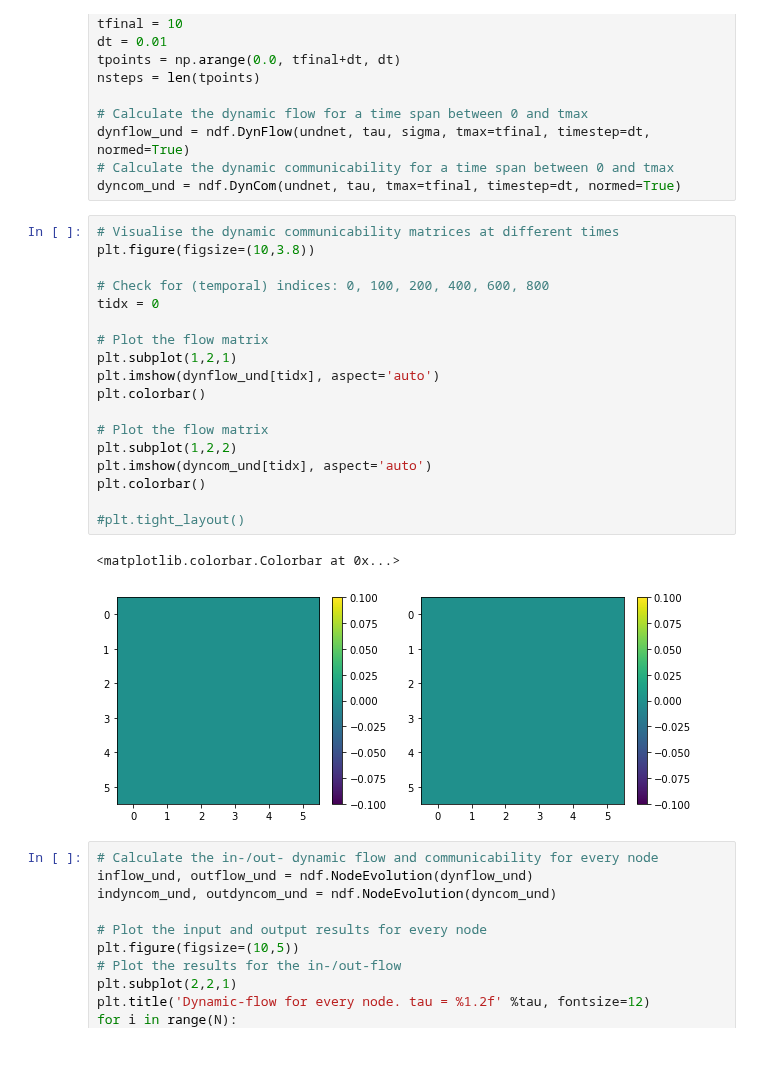
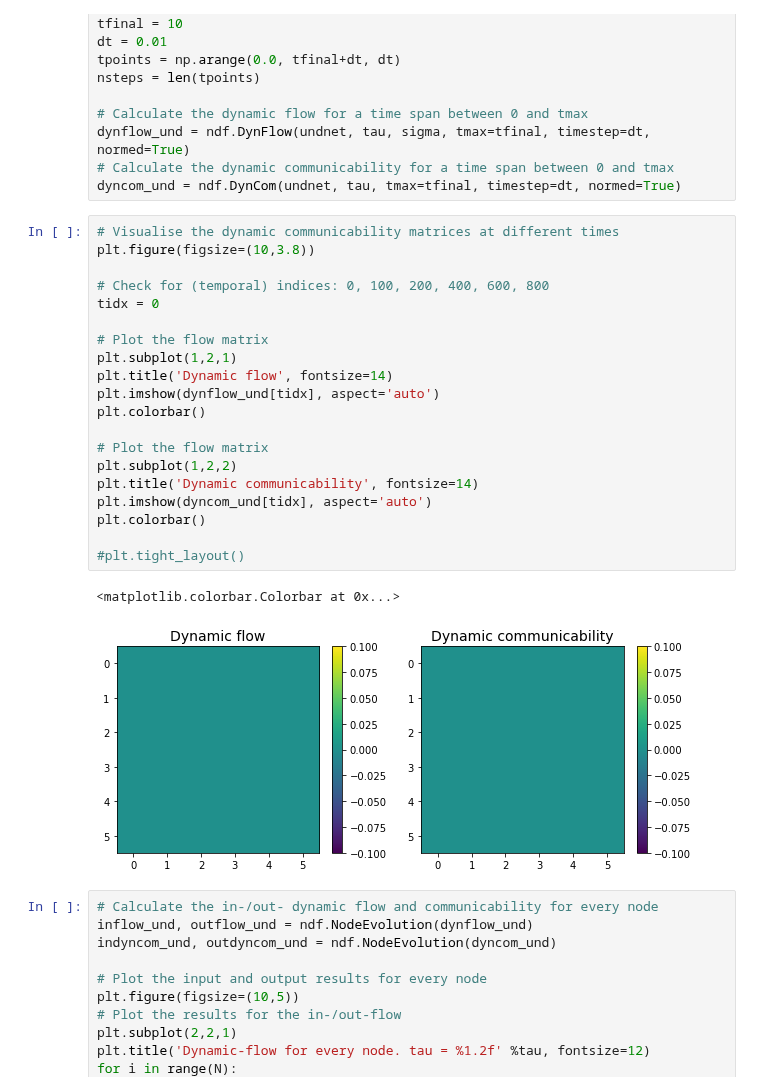
Before and after one commit to mb-BCA/NetDynFlow, a Jupyter notebook: Examples/Tutorial_1_Basics.ipynb, the cells around one changed output. Cells and saved outputs as stored; diff of their text form; blank space fills up the shorter version.

```diff
--- a/Examples/Tutorial_1_Basics.ipynb
+++ b/Examples/Tutorial_1_Basics.ipynb
@@ -298,24 +298,26 @@ dyncom_und = ndf.DynCom(undnet, tau, tmax=tfinal, timestep=dt, normed=True)
 # %%
 # Visualise the dynamic communicability matrices at different times
 plt.figure(figsize=(10,3.8))
 
 # Check for (temporal) indices: 0, 100, 200, 400, 600, 800
 tidx = 0
 
 # Plot the flow matrix
 plt.subplot(1,2,1)
+plt.title('Dynamic flow', fontsize=14)
 plt.imshow(dynflow_und[tidx], aspect='auto')
 plt.colorbar()
 
 # Plot the flow matrix
 plt.subplot(1,2,2)
+plt.title('Dynamic communicability', fontsize=14)
 plt.imshow(dyncom_und[tidx], aspect='auto')
 plt.colorbar()
 
 #plt.tight_layout()
 # %% [output]
 <matplotlib.colorbar.Colorbar at 0x...>
-[figure, old version]
+[figure, new version]
 # %%
 # Calculate the in-/out- dynamic flow and communicability for every node
 inflow_und, outflow_und = ndf.NodeEvolution(dynflow_und)
```
Also changed, not shown: parts of 15 cells of this notebook.
